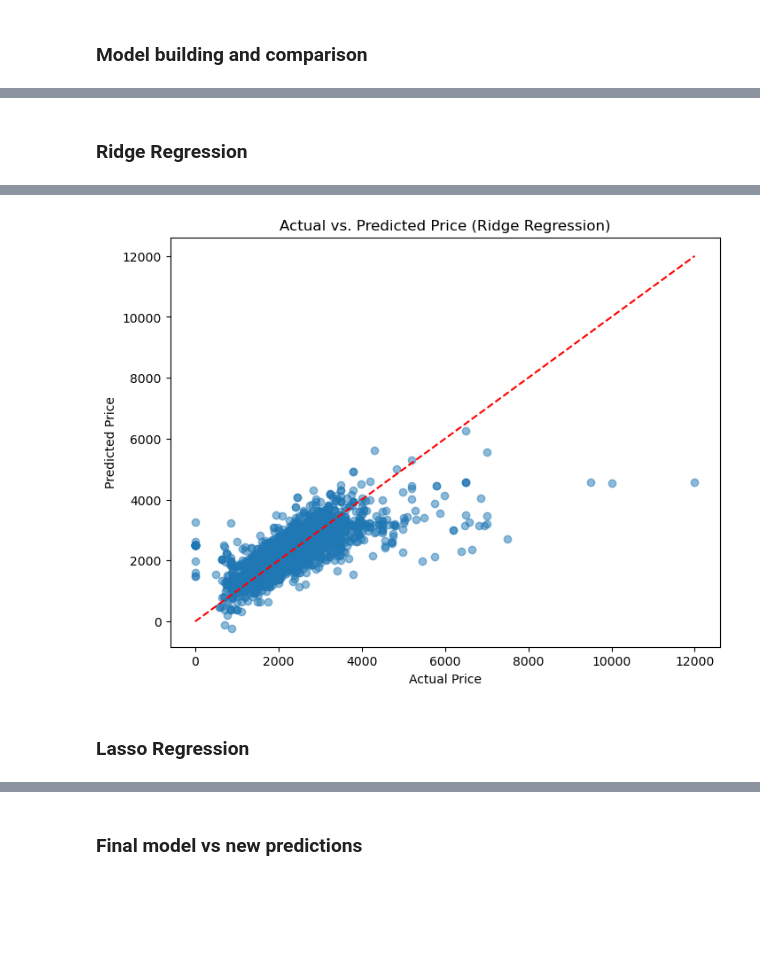
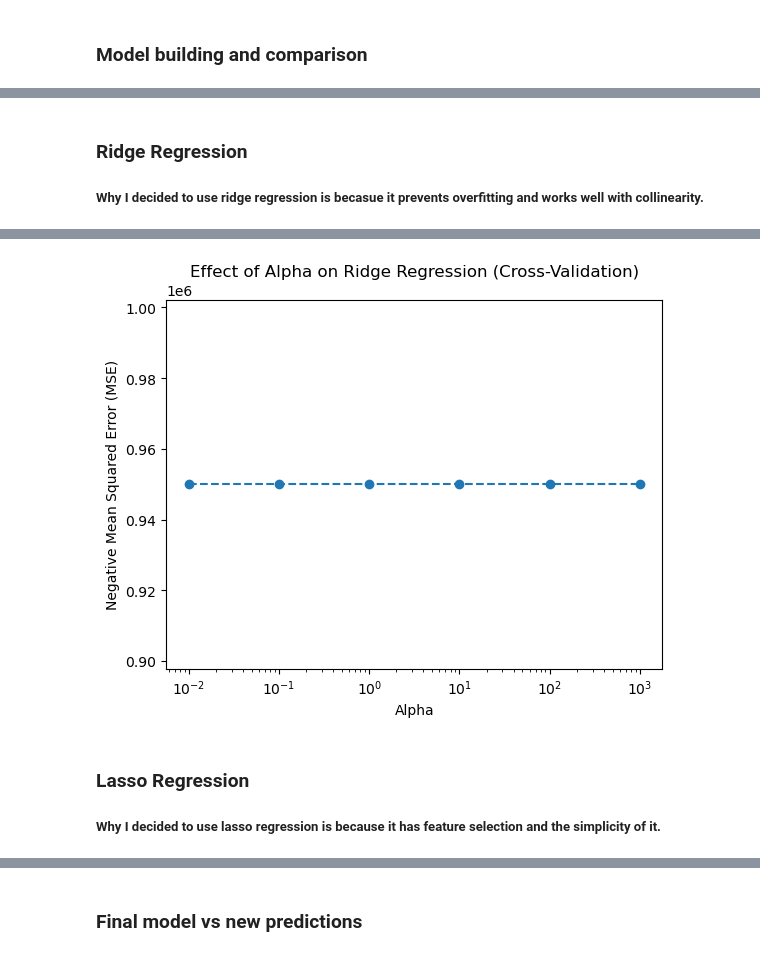
Before and after one commit to marionmel/Regression-Project, a Jupyter notebook: Regression Project.ipynb, the cells around one changed output, grey strips where cells are left out. Cells and saved outputs as stored; diff of their text form; code cells hidden in the pictures; blank space fills up the shorter version.

```diff
--- a/Regression Project.ipynb
+++ b/Regression Project.ipynb
@@ -67,5 +112,3 @@ dtype: object
 # %% [markdown]
 ### Data cleaning and preprocessing
-# %%
-df = df.dropna() #removing  missing values
 # %%
@@ -146,50 +209,47 @@ R2: -8.402449129578315e+22
 # %% [markdown]
 ### Ridge Regression
+
+##### Why I decided to use ridge regression is becasue it prevents overfitting and works well with collinearity.
 # %%
-from sklearn.linear_model import Ridge
-from sklearn.linear_model import RidgeCV
+x = df[['sq_feet']]
+y = df['price']
 
-model = Ridge(alpha=1.0)
-ridge = Ridge(alpha=1.0)
-ridge.fit(X_train_scaled, y_train)
+x_train, x_test, y_train, y_test = train_test_split(x, y, test_size=0.2, random_state=42)
 
-y_pred = ridge.predict(X_test_scaled)
+alpha_values = {'alpha': [0.01, 0.1, 1, 10, 100, 1000]}
+#define a range of alpha values to search through
 
-mae = mean_absolute_error(y_test, y_pred)
-mse = mean_squared_error(y_test, y_pred)
-rmse = root_mean_squared_error(y_test, y_pred)
-r2 = r2_score(y_test, y_pred)
+ridge = Ridge()
 
-print(f"MAE: {mae}")
-print(f"MSE: {mse}")
-print(f"RMSE: {rmse}")
-print(f"R2: {r2}")
+grid_search = GridSearchCV(estimator=ridge, param_grid=alpha_values, cv=5, scoring='neg_mean_squared_error')
+#set up GridSearchCV with cross-validation
 
-coefficients = ridge.coef_
-feature_names = X.columns
-coef_df = pd.DataFrame({'Feature': feature_names, 'Coefficient': coefficients})
-print(coef_df)
+grid_search.fit(x_train, y_train)
 
-alphas = [0.01, 0.1, 1.0, 10.0, 100.0]
-ridge_cv = RidgeCV(alphas=alphas, cv=5)
-ridge_cv.fit(X_train_scaled, y_train)
+best_alpha = grid_search.best_params_['alpha']
+print(f"Best alpha value: {best_alpha}")
+#get the best alpha value
 
-print(f"Best alpha: {ridge_cv.alpha_}")
+best_score = grid_search.best_score_
+print(f"Best cross-validation score (negative MSE): {best_score}")
+#get the best score (mean test score from cross-validation)
 
-y_pred_cv = ridge_cv.predict(X_test_scaled)
-mae_cv = mean_absolute_error(y_test, y_pred_cv)
-rmse_cv = root_mean_squared_error(y_test, y_pred_cv)
-r2_cv = r2_score(y_test, y_pred_cv)
+best_ridge_model = grid_search.best_estimator_
+y_pred_best_ridge = best_ridge_model.predict(x_test)
+#evaluate the best model on the test set
 
-print(f"MAE (with best alpha): {mae_cv}")
-print(f"RMSE (with best alpha): {rmse_cv}")
-print(f"R2 (with best alpha): {r2_cv}")
+mse_best_ridge = mean_squared_error(y_test, y_pred_best_ridge)
+r2_best_ridge = r2_score(y_test, y_pred_best_ridge)
+#calculate MSE and R2 on the test set
 
-plt.figure(figsize=(8, 6))
-plt.scatter(y_test, y_pred, alpha=0.5)
-plt.plot([y_test.min(), y_test.max()], [y_test.min(), y_test.max()], 'r--')
-plt.xlabel('Actual Price')
-plt.ylabel('Predicted Price')
-plt.title('Actual vs. Predicted Price (Ridge Regression)')
-plt.show()
+print(f"Test set Mean Squared Error (MSE): {mse_best_ridge}")
+print(f"Test set R-squared: {r2_best_ridge}")
+
+results = grid_search.cv_results_
+plt.plot(results['param_alpha'], -results['mean_test_score'], marker='o', linestyle='--')
+plt.xscale('log') #log scale to better visualize the effect of different alphas
+plt.xlabel('Alpha')
+plt.ylabel('Negative Mean Squared Error (MSE)')
+plt.title('Effect of Alpha on Ridge Regression (Cross-Validation)')
+plt.show() #visualize the effect of different alpha values
 # %% [output]
@@ -213,4 +260,6 @@ R2 (with best alpha): 0.5723785732602181
-[figure, old version]
+[figure, new version]
 # %% [markdown]
 ### Lasso Regression
+
+##### Why I decided to use lasso regression is because it has feature selection and the simplicity of it.
 # %%
```
Also changed, not shown: parts of 14 cells of this notebook.
